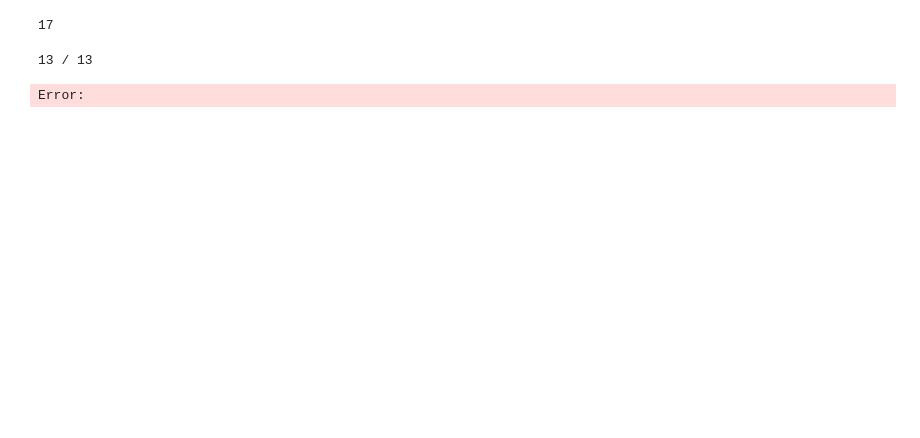
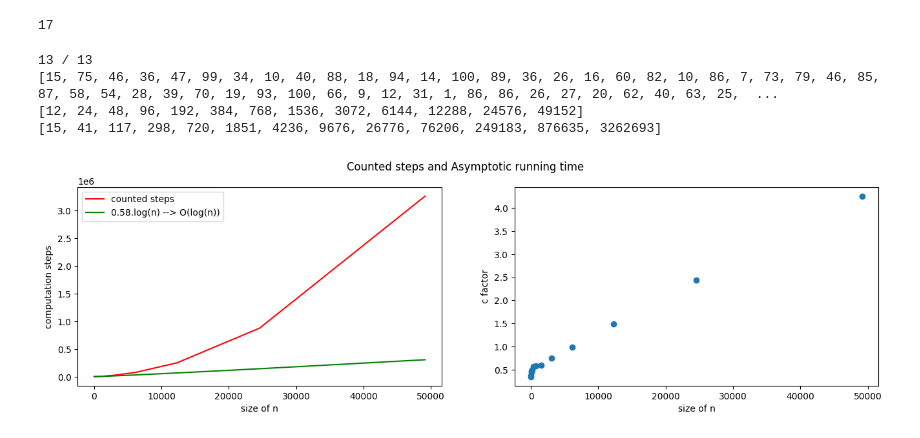
Before and after one commit to maliiin/DAT600-assignments, a Jupyter notebook: Assigment_1/quicksort.ipynb, the cells around one changed output. Cells and saved outputs as stored; diff of their text form; code cells hidden in the pictures; blank space fills up the shorter version.

```diff
--- a/Assigment_1/quicksort.ipynb
+++ b/Assigment_1/quicksort.ipynb
@@ -35,6 +35,8 @@ print(step_counter)
 import matplotlib.pyplot as plt
 import matplotlib as mpl
 import math
+import random
+
 mpl.rcParams['figure.figsize'] = [16,4]
 #mpl.rcParams.update({'font.size': 12})
 
@@ -50,36 +52,43 @@ y=[]
 ref=[]
 c=[]
 
+def generate_random_array(length):
+    return [random.randint(1, 100) for _ in range(length)]
+
 for i in range(0,points):
     clear_output(wait=True)
     print(i+1,"/", points)
     global step_counter
     step_counter = 0
     length_of_b = len(B)
+    B = generate_random_array(length_of_b)
     quicksort(B)
     print(B)
     steps=step_counter
     # double the size of the list to sort
     B=B*2
     x.append(len(B))
     y.append(steps)
     a=len(B)*math.log(len(B),2)
     c.append(steps/(a))# quick and dirty estimation of c--> T(sort)=c.log(N)
 
 for v in x:
     ref.append([v*math.log(v) *c[6]])
 ax[0].plot(x,y, color="red", label="counted steps")
 ax[0].plot(x,ref, color="green", label= str(round(c[6],2)) + ".log(n) --> O(log(n))")
 ax[0].set_xlabel("size of n")
 ax[0].set_ylabel("computation steps")
 ax[0].legend()
 
 ax[1].scatter(x,c, label= "approximation of c" )
 ax[1].set_xlabel("size of n")
 ax[1].set_ylabel("c factor")
 
 print(x)
 print(y)
 # %% [output]
 13 / 13
+[15, 75, 46, 36, 47, 99, 34, 10, 40, 88, 18, 94, 14, 100, 89, 36, 26, 16, 60, 82, 10, 86, 7, 73, 79, 46, 85, 87, 58, 54, 28, 39, 70, 19, 93, 100, 66, 9, 12, 31, 1, 86, 86, 26, 27, 20, 62, 40, 63, 25,  ...
+[12, 24, 48, 96, 192, 384, 768, 1536, 3072, 6144, 12288, 24576, 49152]
+[15, 41, 117, 298, 720, 1851, 4236, 9676, 26776, 76206, 249183, 876635, 3262693]
-Error:
+[figure, added]
```
